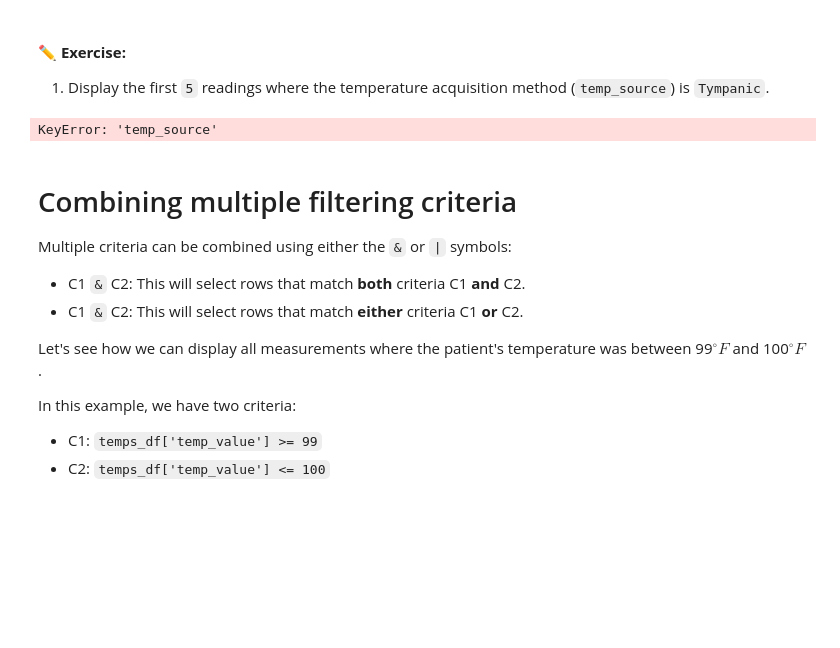
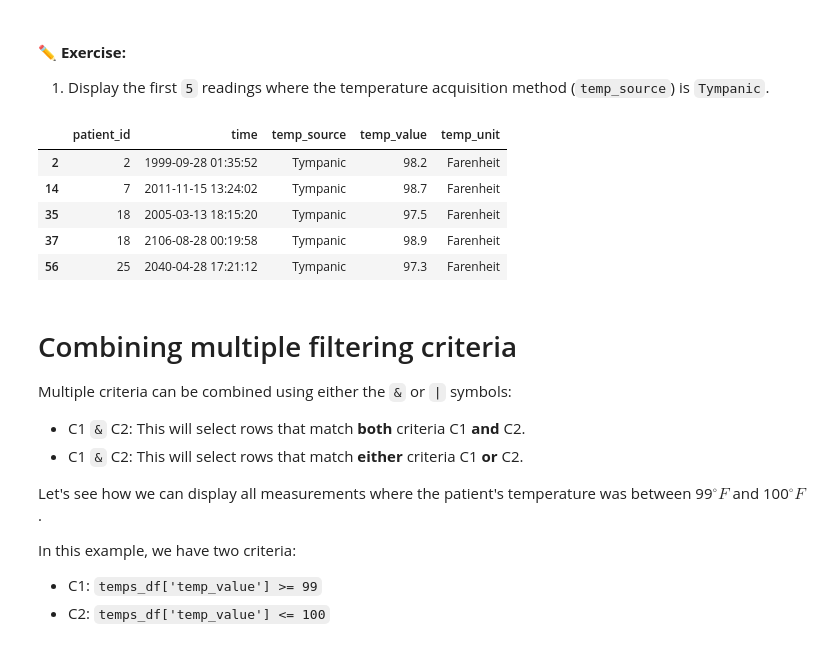
Before and after one commit to iberianu/bme3053c, a Jupyter notebook: lessons-solved/04_Pandas.ipynb, the cells around one changed output. Cells and saved outputs as stored; diff of their text form; code cells hidden in the pictures; blank space fills up the shorter version.

```diff
--- a/lessons-solved/04_Pandas.ipynb
+++ b/lessons-solved/04_Pandas.ipynb
@@ -478,9 +485,14 @@ KeyError: 'temp_source'
 
 1. Display the first `5` readings where the temperature acquisition method (`temp_source`) is `Tympanic`.
 # %%
-df[df['temp_source'] == 'Tympanic'].head(5)
+temps_df[temps_df['temp_source'] == 'Tympanic'].head(5)
 # %% [output]
-KeyError: 'temp_source'
+|  | patient_id | time | temp_source | temp_value | temp_unit |
+| 2 | 2 | 1999-09-28 01:35:52 | Tympanic | 98.2 | Farenheit |
+| 14 | 7 | 2011-11-15 13:24:02 | Tympanic | 98.7 | Farenheit |
+| 35 | 18 | 2005-03-13 18:15:20 | Tympanic | 97.5 | Farenheit |
+| 37 | 18 | 2106-08-28 00:19:58 | Tympanic | 98.9 | Farenheit |
+| 56 | 25 | 2040-04-28 17:21:12 | Tympanic | 97.3 | Farenheit |
 # %% [markdown]
 # Combining multiple filtering criteria
 
```
Also changed, not shown: parts of 7 cells of this notebook.
